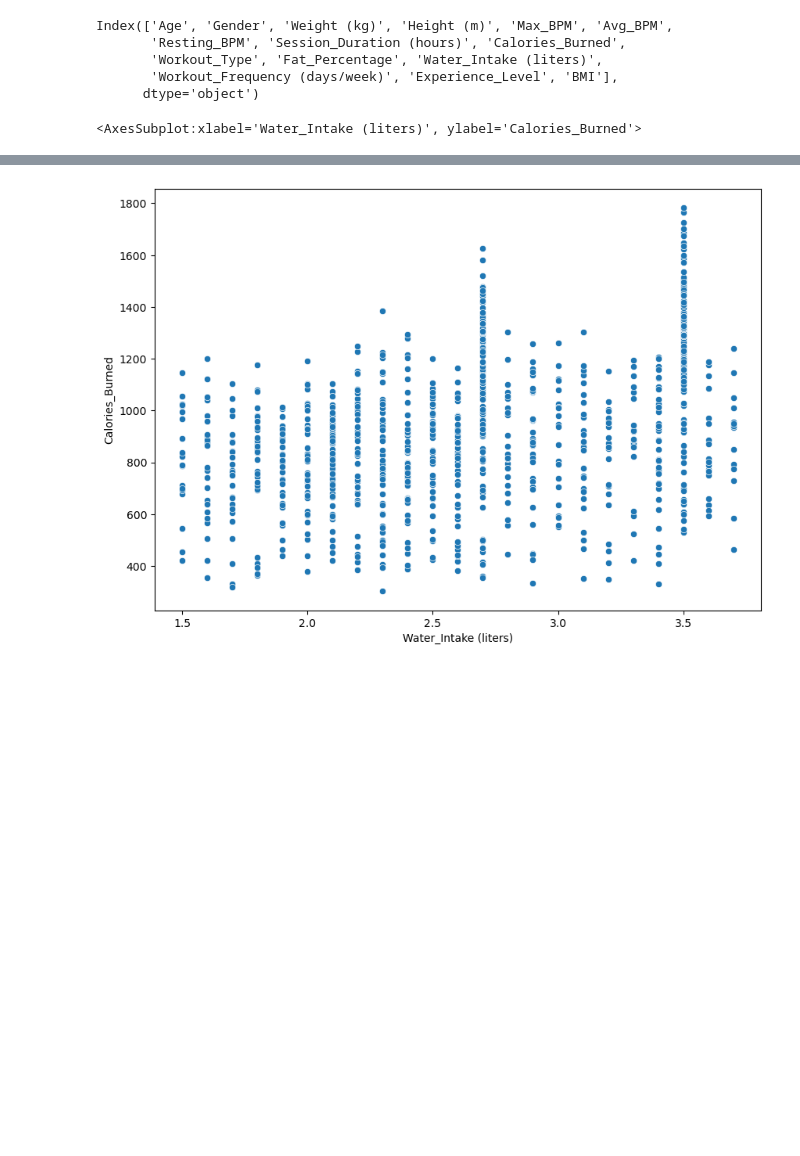
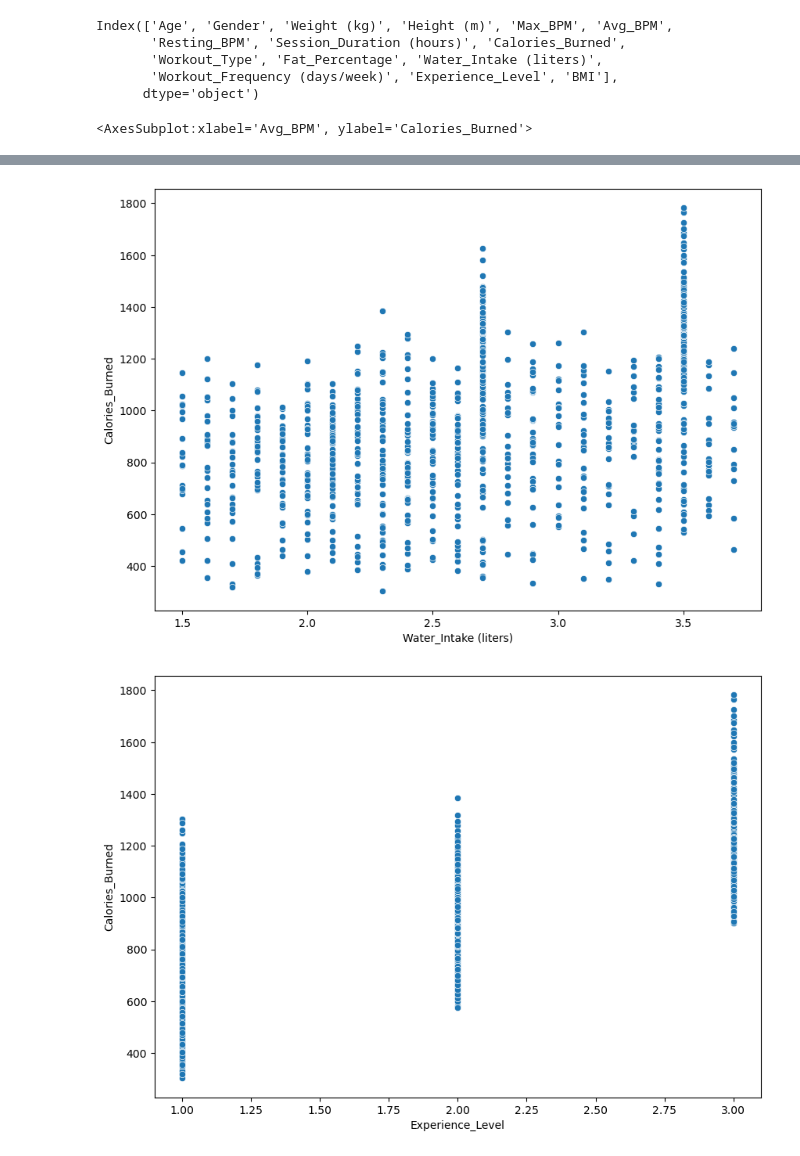
Before and after one commit to MaukanMir/Gym-Members-Exercise, a Jupyter notebook: training.ipynb, the cells around one changed output, grey strips where cells are left out. Saved outputs shown, nothing was run; the diff lists cells and outputs as text; code cells hidden in the pictures; blank space fills up the shorter version.

```diff
--- a/training.ipynb
+++ b/training.ipynb
@@ -401,26 +401,36 @@ Index(['Age', 'Gender', 'Weight (kg)', 'Height (m)', 'Max_BPM', 'Avg_BPM',
 # %%
 plt.figure(figsize=(10, 7))
 sns.scatterplot(data=df, x = "Workout_Type", y="Calories_Burned")
 
 plt.figure(figsize=(10, 7))
 sns.scatterplot(data=df, x = "Session_Duration (hours)", y="Calories_Burned")
 
 plt.figure(figsize=(10, 7))
 sns.scatterplot(data=df, x = "Workout_Frequency (days/week)", y="Calories_Burned")
 
 plt.figure(figsize=(10, 7))
 sns.scatterplot(data=df, x = "Weight (kg)", y="Calories_Burned")
 
 plt.figure(figsize=(10, 7))
 sns.scatterplot(data=df, x = "Fat_Percentage", y="Calories_Burned")
 
 plt.figure(figsize=(10, 7))
 sns.scatterplot(data=df, x = "Water_Intake (liters)", y="Calories_Burned")
+
+plt.figure(figsize=(10, 7))
+sns.scatterplot(data=df, x = "Experience_Level", y="Calories_Burned")
+
+plt.figure(figsize=(10, 7))
+sns.scatterplot(data=df, x = "BMI", y="Calories_Burned")
+
+plt.figure(figsize=(10, 7))
+sns.scatterplot(data=df, x = "Avg_BPM", y="Calories_Burned")
 # %% [output]
-<AxesSubplot:xlabel='Water_Intake (liters)', ylabel='Calories_Burned'>
+<AxesSubplot:xlabel='Avg_BPM', ylabel='Calories_Burned'>
 [figure]
 [figure]
 [figure]
 [figure]
 [figure]
 [figure]
+[figure, added]
```
Also changed, not shown: parts of 1 cell of this notebook.
